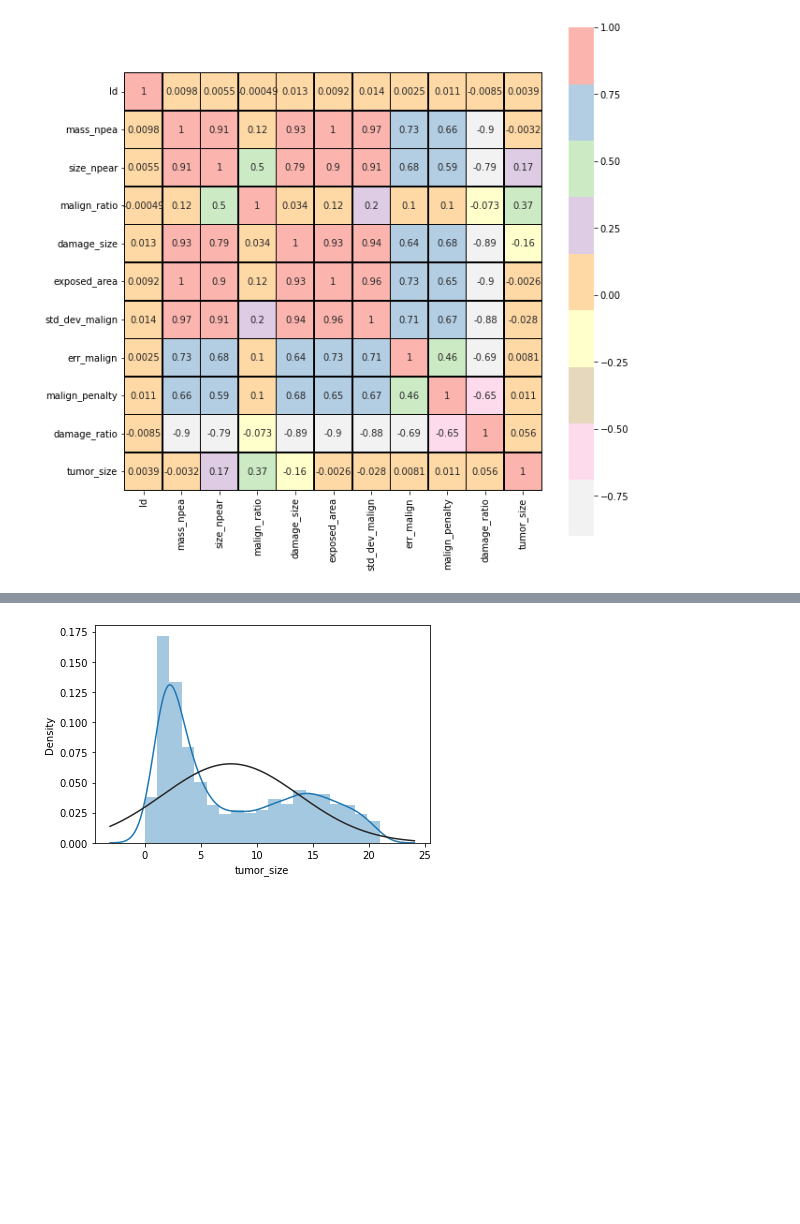
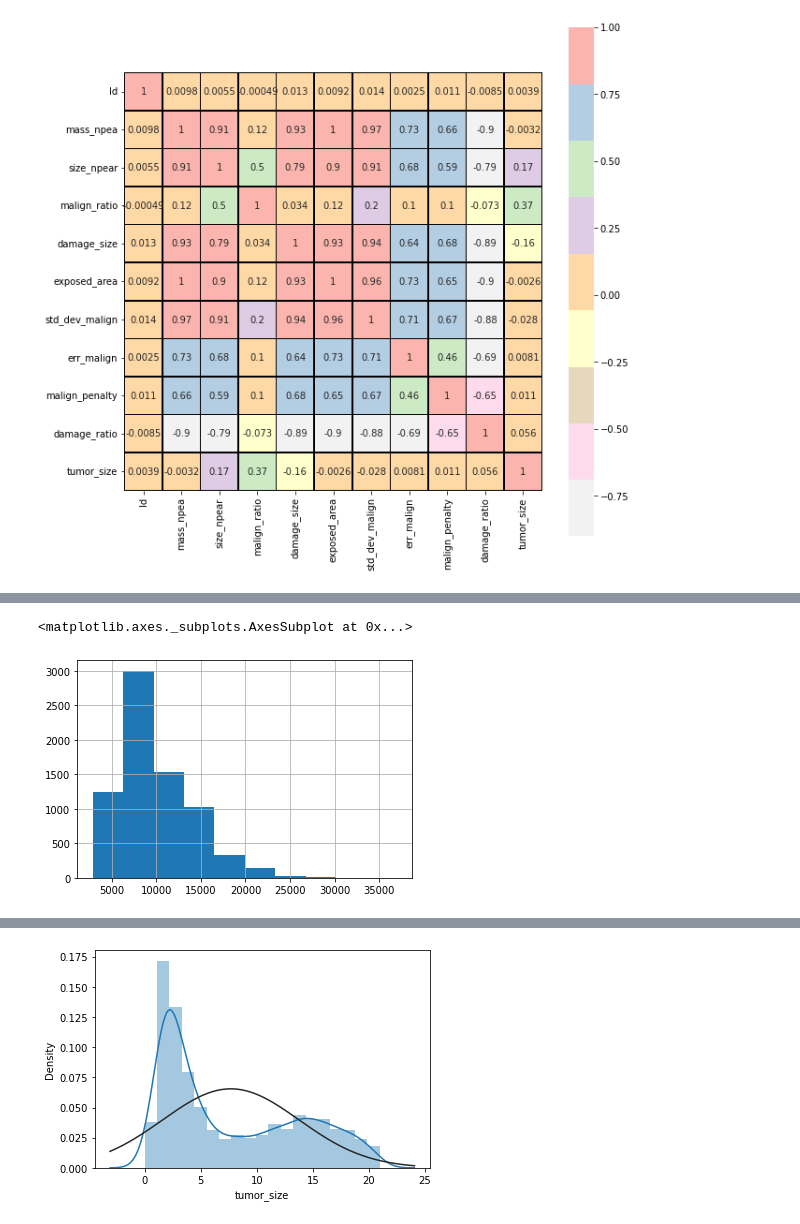
Before and after one commit to vbhaktha13/ML, a Jupyter notebook: Copy_of_Project_tumor_size.ipynb, the cells around one changed output, grey strips where cells are left out. Drawn from its saved outputs; the diff is of its cells as text; code cells hidden in the pictures; blank space fills up the shorter version.

```diff
--- a/Copy_of_Project_tumor_size.ipynb
+++ b/Copy_of_Project_tumor_size.ipynb
@@ -152,0 +195,5 @@ Strong correlations are observed in some variables such as std_dev_malign, mass_
+# %%
+tumor_train['mass_npea'].hist()
+# %% [output]
+<matplotlib.axes._subplots.AxesSubplot at 0x...>
+[figure, added]
```
Also changed, not shown: parts of 42 cells of this notebook.
